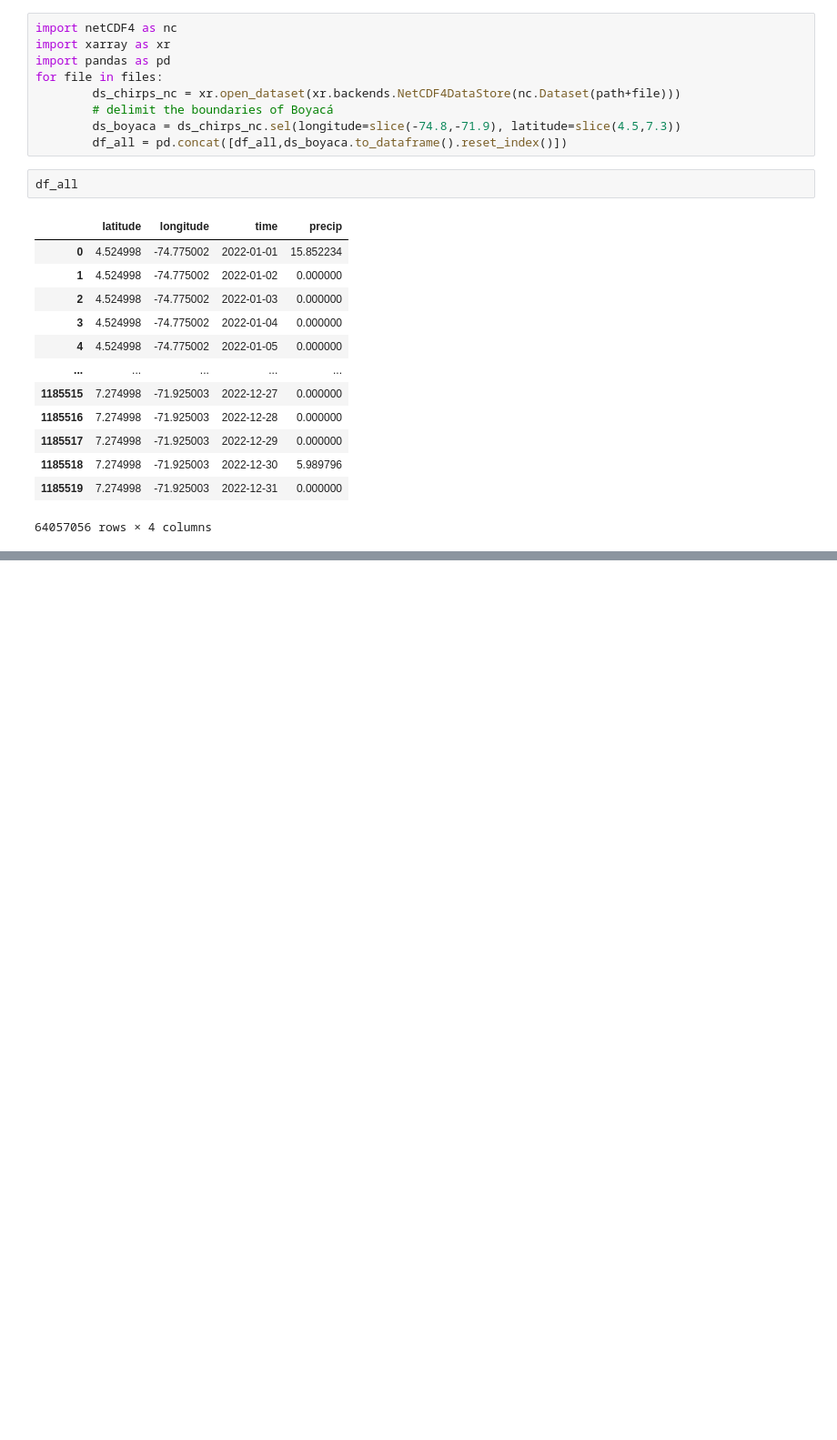
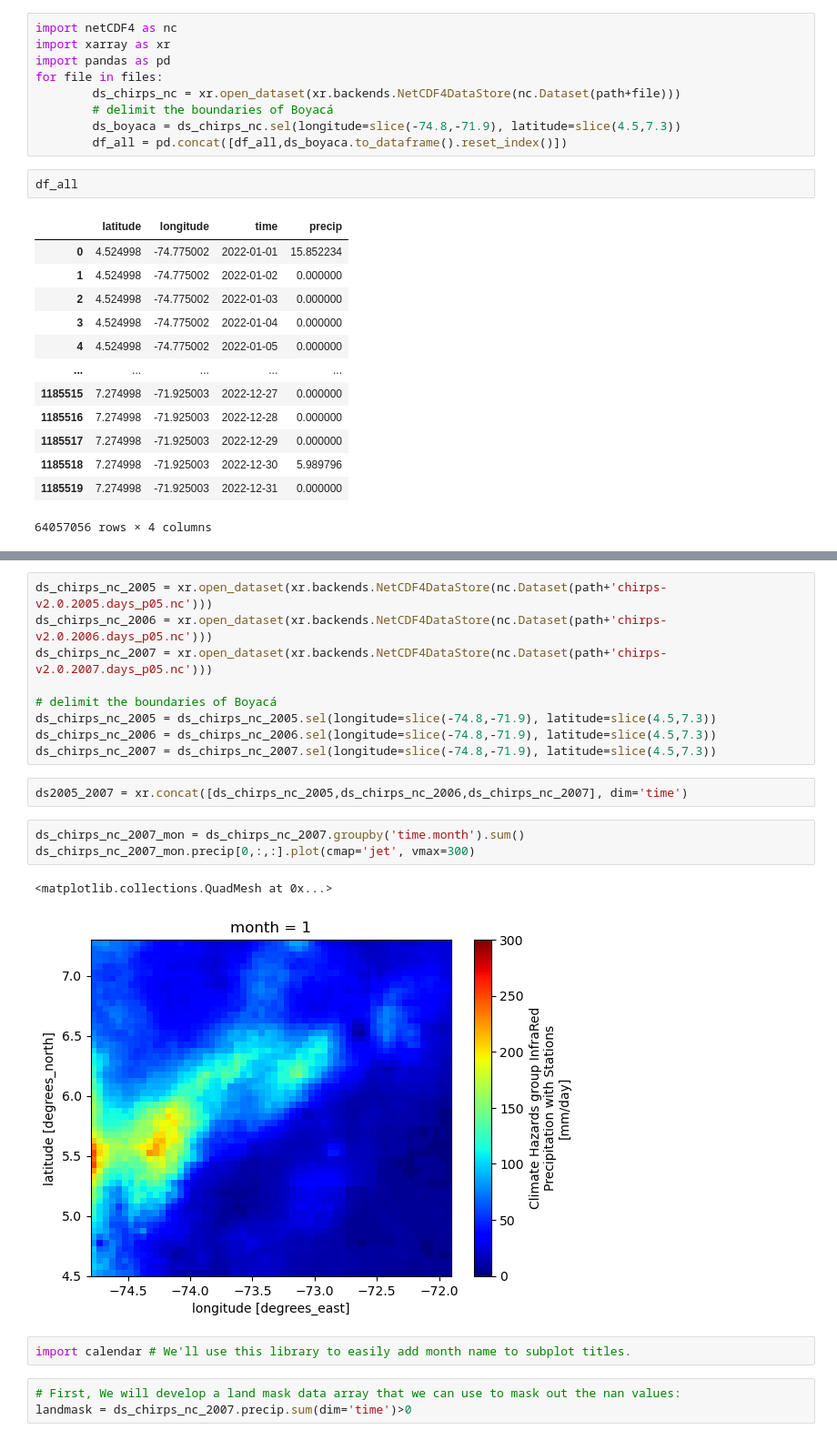
Before and after one commit to nowthings/analysis_climatic_variables, a Jupyter notebook: 2_analysis_chirps/0_load_chirps_daily_p05.ipynb, the cells around one changed output, grey strips where cells are left out. Shown at 91% size. Saved outputs shown, nothing was run; the diff lists cells and outputs as text; blank space fills up the shorter version.

Commit message:
read daily datasets

```diff
--- a/2_analysis_chirps/0_load_chirps_daily_p05.ipynb
+++ b/2_analysis_chirps/0_load_chirps_daily_p05.ipynb
@@ -44,0 +67,22 @@ df_all
+# %%
+ds_chirps_nc_2005 = xr.open_dataset(xr.backends.NetCDF4DataStore(nc.Dataset(path+'chirps-v2.0.2005.days_p05.nc')))
+ds_chirps_nc_2006 = xr.open_dataset(xr.backends.NetCDF4DataStore(nc.Dataset(path+'chirps-v2.0.2006.days_p05.nc')))
+ds_chirps_nc_2007 = xr.open_dataset(xr.backends.NetCDF4DataStore(nc.Dataset(path+'chirps-v2.0.2007.days_p05.nc')))
+
+# delimit the boundaries of Boyacá
+ds_chirps_nc_2005 = ds_chirps_nc_2005.sel(longitude=slice(-74.8,-71.9), latitude=slice(4.5,7.3))
+ds_chirps_nc_2006 = ds_chirps_nc_2006.sel(longitude=slice(-74.8,-71.9), latitude=slice(4.5,7.3))
+ds_chirps_nc_2007 = ds_chirps_nc_2007.sel(longitude=slice(-74.8,-71.9), latitude=slice(4.5,7.3))
+# %%
+ds2005_2007 = xr.concat([ds_chirps_nc_2005,ds_chirps_nc_2006,ds_chirps_nc_2007], dim='time')
+# %%
+ds_chirps_nc_2007_mon = ds_chirps_nc_2007.groupby('time.month').sum()
+ds_chirps_nc_2007_mon.precip[0,:,:].plot(cmap='jet', vmax=300)
+# %% [output]
+<matplotlib.collections.QuadMesh at 0x...>
+[figure, added]
+# %%
+import calendar # We'll use this library to easily add month name to subplot titles.
+# %%
+# First, We will develop a land mask data array that we can use to mask out the nan values:
+landmask = ds_chirps_nc_2007.precip.sum(dim='time')>0
```
Also changed, not shown: parts of 3 cells of this notebook, 1 other file.
